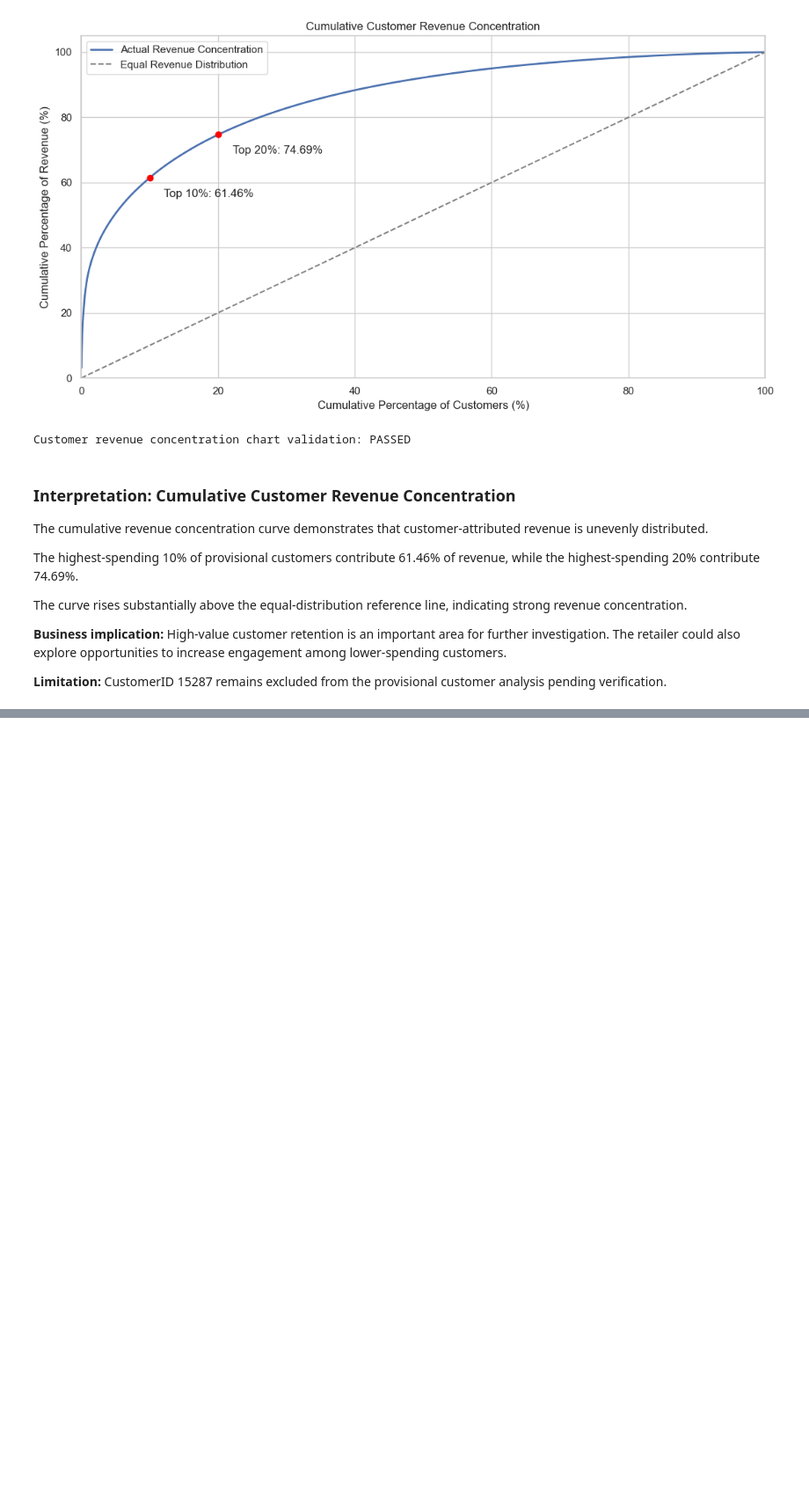
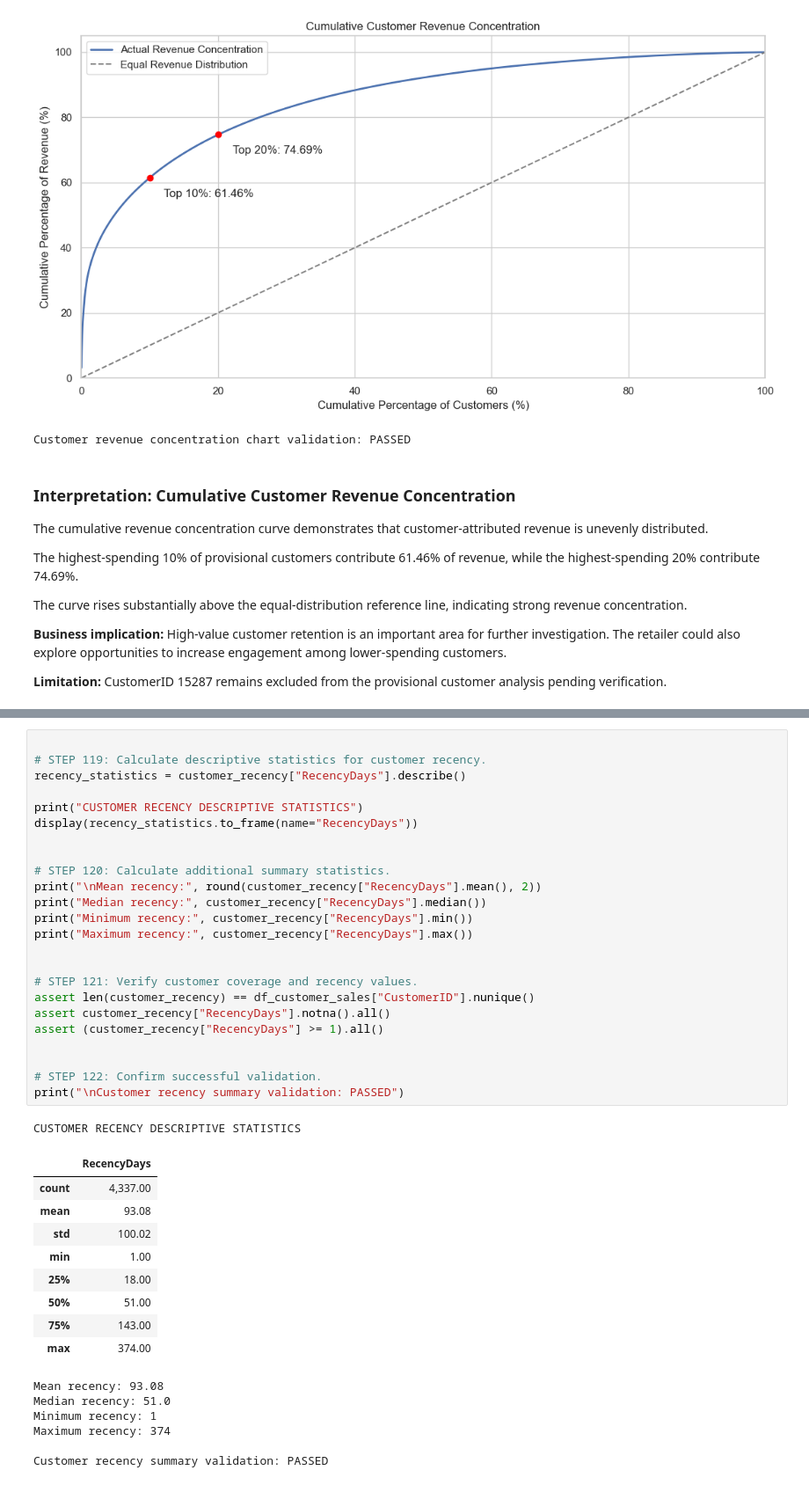
Before and after one commit to SeunJoy/Online-Retail-Intelligence-Capstone, a Jupyter notebook: jupyter_notebooks/03_exploratory_data_analysis.ipynb, the cells around one changed output, grey strips where cells are left out. Shown at 88% size. Saved outputs shown, nothing was run; the diff lists cells and outputs as text; blank space fills up the shorter version.

```diff
--- a/jupyter_notebooks/03_exploratory_data_analysis.ipynb
+++ b/jupyter_notebooks/03_exploratory_data_analysis.ipynb
@@ -2040,0 +2108,41 @@ provisional customer analysis pending verification.
+# %%
+
+# STEP 119: Calculate descriptive statistics for customer recency.
+recency_statistics = customer_recency["RecencyDays"].describe()
+
+print("CUSTOMER RECENCY DESCRIPTIVE STATISTICS")
+display(recency_statistics.to_frame(name="RecencyDays"))
+
+
+# STEP 120: Calculate additional summary statistics.
+print("\nMean recency:", round(customer_recency["RecencyDays"].mean(), 2))
+print("Median recency:", customer_recency["RecencyDays"].median())
+print("Minimum recency:", customer_recency["RecencyDays"].min())
+print("Maximum recency:", customer_recency["RecencyDays"].max())
+
+
+# STEP 121: Verify customer coverage and recency values.
+assert len(customer_recency) == df_customer_sales["CustomerID"].nunique()
+assert customer_recency["RecencyDays"].notna().all()
+assert (customer_recency["RecencyDays"] >= 1).all()
+
+
+# STEP 122: Confirm successful validation.
+print("\nCustomer recency summary validation: PASSED")
+# %% [output]
+CUSTOMER RECENCY DESCRIPTIVE STATISTICS
+|  | RecencyDays |
+| count | 4,337.00 |
+| mean | 93.08 |
+| std | 100.02 |
+| min | 1.00 |
+| 25% | 18.00 |
+| 50% | 51.00 |
+| 75% | 143.00 |
+| max | 374.00 |
+Mean recency: 93.08
+Median recency: 51.0
+Minimum recency: 1
+Maximum recency: 374
+
+Customer recency summary validation: PASSED
```
Also changed, not shown: parts of 10 cells of this notebook, 1 other file.
